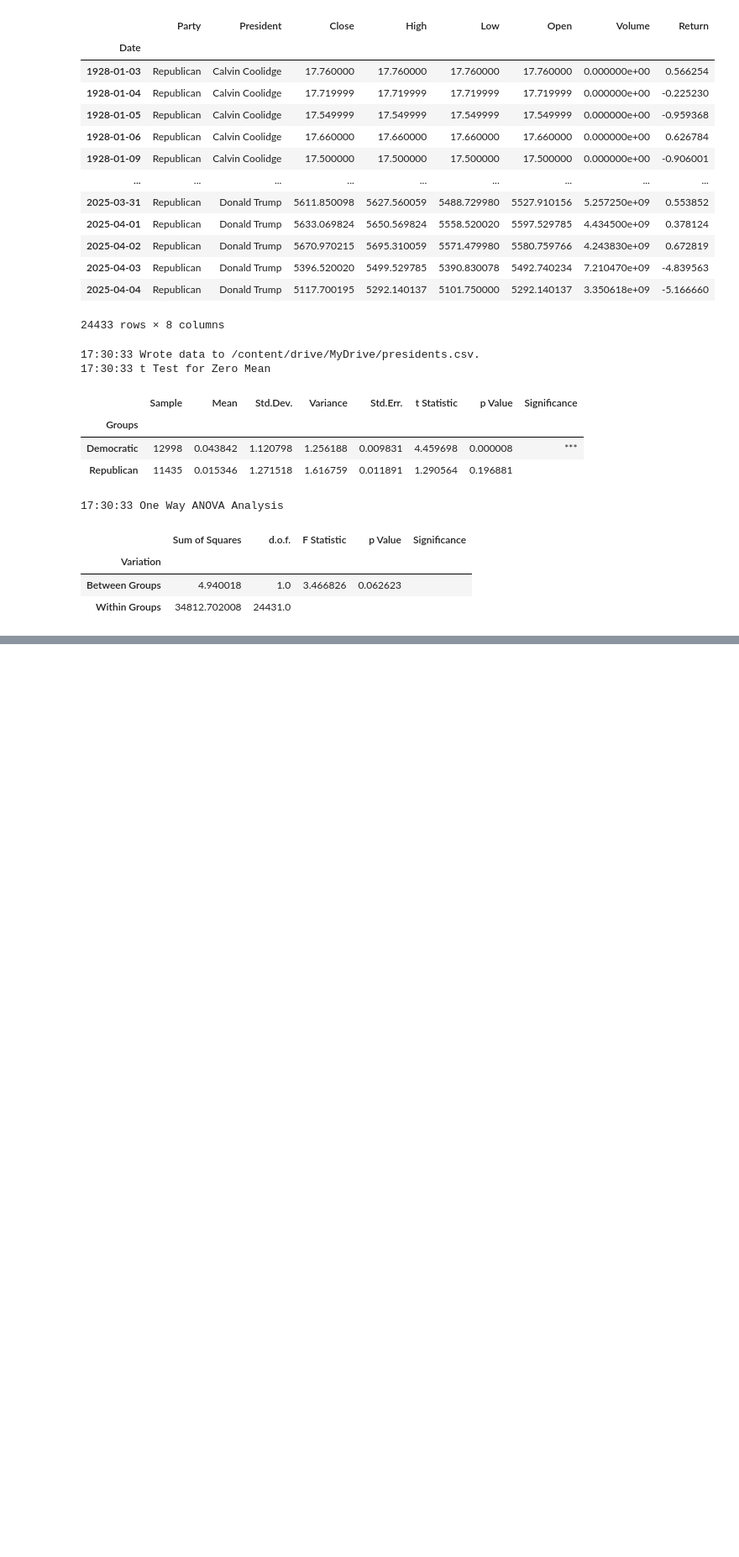
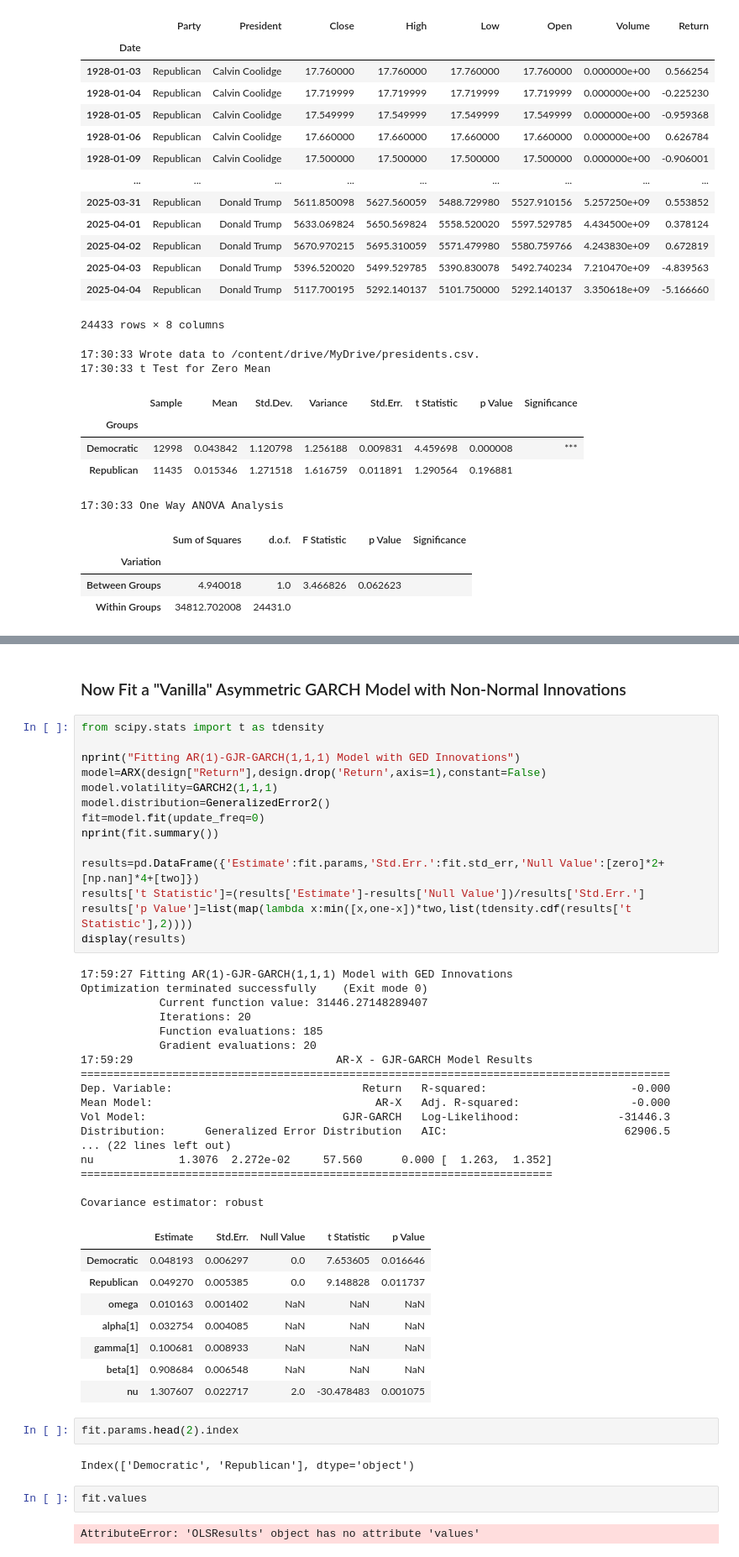
Before and after one commit to Farmhouse121/Financial-Data-Science-in-Python, a Jupyter notebook: Alphas/Market_Return_by_Political_Party.ipynb, the cells around one changed output, grey strips where cells are left out. Shown at 84% size. Saved outputs shown, nothing was run; the diff lists cells and outputs as text; blank space fills up the shorter version.

```diff
--- a/Alphas/Market_Return_by_Political_Party.ipynb
+++ b/Alphas/Market_Return_by_Political_Party.ipynb
@@ -147,0 +194,50 @@ display(anova.replace(np.nan,""))
+# %% [markdown]
+### Now Fit a "Vanilla" Asymmetric GARCH Model with Non-Normal Innovations
+# %%
+from scipy.stats import t as tdensity
+
+nprint("Fitting AR(1)-GJR-GARCH(1,1,1) Model with GED Innovations")
+model=ARX(design["Return"],design.drop('Return',axis=1),constant=False)
+model.volatility=GARCH2(1,1,1)
+model.distribution=GeneralizedError2()
+fit=model.fit(update_freq=0)
+nprint(fit.summary())
+
+results=pd.DataFrame({'Estimate':fit.params,'Std.Err.':fit.std_err,'Null Value':[zero]*2+[np.nan]*4+[two]})
+results['t Statistic']=(results['Estimate']-results['Null Value'])/results['Std.Err.']
+results['p Value']=list(map(lambda x:min([x,one-x])*two,list(tdensity.cdf(results['t Statistic'],2))))
+display(results)
+# %% [output]
+17:59:27 Fitting AR(1)-GJR-GARCH(1,1,1) Model with GED Innovations
+Optimization terminated successfully    (Exit mode 0)
+            Current function value: 31446.27148289407
+            Iterations: 20
+            Function evaluations: 185
+            Gradient evaluations: 20
+17:59:29                               AR-X - GJR-GARCH Model Results
+==========================================================================================
+Dep. Variable:                             Return   R-squared:                      -0.000
+Mean Model:                                  AR-X   Adj. R-squared:                 -0.000
+Vol Model:                              GJR-GARCH   Log-Likelihood:               -31446.3
+Distribution:      Generalized Error Distribution   AIC:                           62906.5
+... (22 lines left out)
+nu             1.3076  2.272e-02     57.560      0.000 [  1.263,  1.352]
+========================================================================
+
+Covariance estimator: robust
+|  | Estimate | Std.Err. | Null Value | t Statistic | p Value |
+| Democratic | 0.048193 | 0.006297 | 0.0 | 7.653605 | 0.016646 |
+| Republican | 0.049270 | 0.005385 | 0.0 | 9.148828 | 0.011737 |
+| omega | 0.010163 | 0.001402 | NaN | NaN | NaN |
+| alpha[1] | 0.032754 | 0.004085 | NaN | NaN | NaN |
+| gamma[1] | 0.100681 | 0.008933 | NaN | NaN | NaN |
+| beta[1] | 0.908684 | 0.006548 | NaN | NaN | NaN |
+| nu | 1.307607 | 0.022717 | 2.0 | -30.478483 | 0.001075 |
+# %%
+fit.params.head(2).index
+# %% [output]
+Index(['Democratic', 'Republican'], dtype='object')
+# %%
+fit.values
+# %% [output]
+AttributeError: 'OLSResults' object has no attribute 'values'
```
Also changed, not shown: parts of 4 cells of this notebook.
